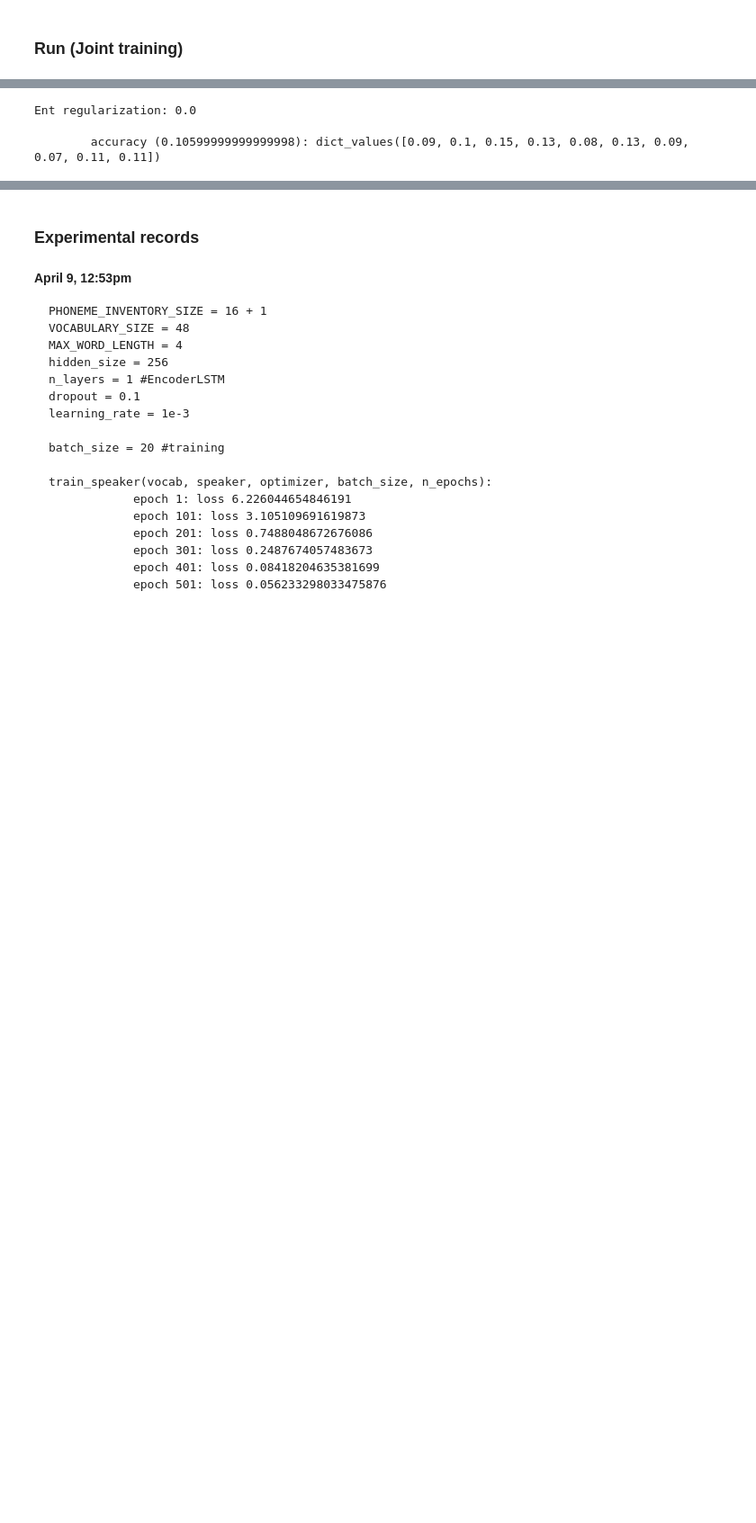
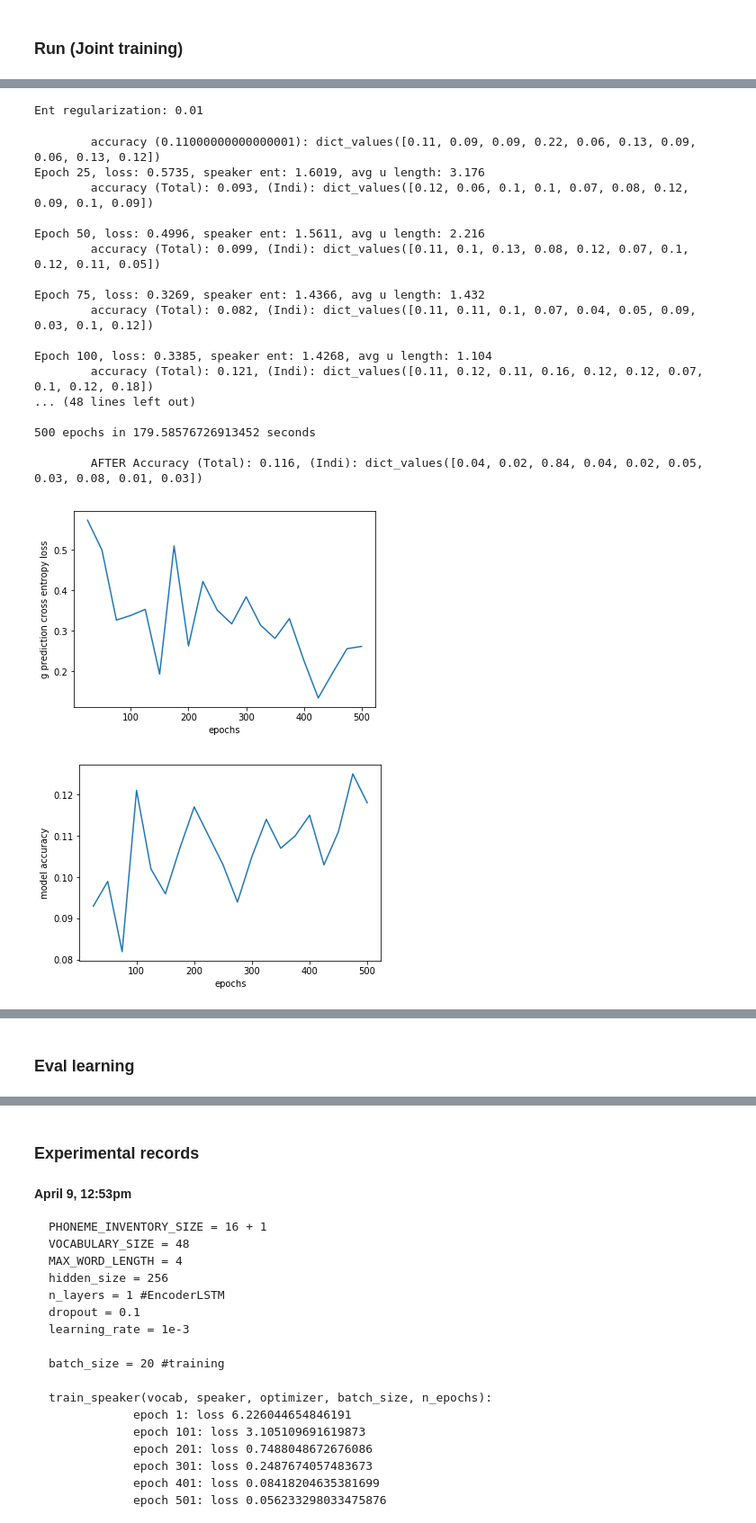
Before and after one commit to langprocgroup/langsim, a Jupyter notebook: EmergentCommCode.ipynb, the cells around one changed output, grey strips where cells are left out. Shown: that part at 90% size. Saved outputs shown, nothing was run; the diff lists cells and outputs as text; code cells hidden in the pictures; blank space fills up the shorter version.

```diff
--- a/EmergentCommCode.ipynb
+++ b/EmergentCommCode.ipynb
@@ -799,7 +799,7 @@ Epoch 100, acc: 0.108, avg nll loss: 2.2836, avg ent: 1.4818, avg utterance leng
 '''
 Train jointly w/ RL
 '''
-ent_reg_values = [0.0,0.01]
+ent_reg_values = [0.01]
 for ent_r in ent_reg_values:
   print(f"Ent regularization: {ent_r}")
   speaker = AttentionRNN(lstm_input_size = input_size, embed_size = embed_size, hidden_size = hidden_size,
@@ -821,7 +821,7 @@ for ent_r in ent_reg_values:
   meanings = list(range(VOCABULARY_SIZE))
 
   start_time = time.time()
-  graph_plots = train_joint_rl(meanings, speaker, listener, optimizer, batch_size = 10, num_epochs = n_epochs, ent_reg_value = ent_r)
+  graph_plots = train_joint_rl(meanings, speaker, listener, optimizer, batch_size = 5, num_epochs = n_epochs, ent_reg_value = ent_r)
   end_time = time.time()
   print(f"{n_epochs} epochs in {end_time-start_time} seconds")
   print()
@@ -829,32 +829,50 @@ for ent_r in ent_reg_values:
   acc = eval_exp(meanings,speaker,listener, n_trials = 100).values()
   acc_num = round(sum(acc)/len(acc),4)
   print(f"\tAFTER Accuracy (Total): {acc_num}, (Indi): {acc}\n")
 
   #plotting graphs
   x = []
   y = []
   y2 = []
   y3 = []
   for epoch, acc, loss, ent in graph_plots:
     x.append(epoch)
     y.append(loss)
     y2.append(acc)
     y3.append(ent)
 
   plt.plot(x,y)
   plt.xlabel('epochs')
   plt.ylabel('g prediction cross entropy loss')
   plt.show()
 
   plt.plot(x,y2)
   plt.xlabel('epochs')
   plt.ylabel('model accuracy')
   plt.show()
 
   plt.plot(x,y3)
   plt.xlabel('epochs')
   plt.ylabel('speaker\'s action distribution entropy')
   plt.show()
 # %% [output]
-Ent regularization: 0.0
+Ent regularization: 0.01
-        accuracy (0.10599999999999998): dict_values([0.09, 0.1, 0.15, 0.13, 0.08, 0.13, 0.09, 0.07, 0.11, 0.11])
+        accuracy (0.11000000000000001): dict_values([0.11, 0.09, 0.09, 0.22, 0.06, 0.13, 0.09, 0.06, 0.13, 0.12])
+Epoch 25, loss: 0.5735, speaker ent: 1.6019, avg u length: 3.176
+        accuracy (Total): 0.093, (Indi): dict_values([0.12, 0.06, 0.1, 0.1, 0.07, 0.08, 0.12, 0.09, 0.1, 0.09])
+
+Epoch 50, loss: 0.4996, speaker ent: 1.5611, avg u length: 2.216
+        accuracy (Total): 0.099, (Indi): dict_values([0.11, 0.1, 0.13, 0.08, 0.12, 0.07, 0.1, 0.12, 0.11, 0.05])
+
+Epoch 75, loss: 0.3269, speaker ent: 1.4366, avg u length: 1.432
+        accuracy (Total): 0.082, (Indi): dict_values([0.11, 0.11, 0.1, 0.07, 0.04, 0.05, 0.09, 0.03, 0.1, 0.12])
+
+Epoch 100, loss: 0.3385, speaker ent: 1.4268, avg u length: 1.104
+        accuracy (Total): 0.121, (Indi): dict_values([0.11, 0.12, 0.11, 0.16, 0.12, 0.12, 0.07, 0.1, 0.12, 0.18])
+... (48 lines left out)
+
+500 epochs in 179.58576726913452 seconds
+
+        AFTER Accuracy (Total): 0.116, (Indi): dict_values([0.04, 0.02, 0.84, 0.04, 0.02, 0.05, 0.03, 0.08, 0.01, 0.03])
+[figure, added]
+[figure, added]
@@ -863,0 +880,2 @@ Ent regularization: 0.0
+# %% [markdown]
+### Eval learning
```
Also changed, not shown: parts of 8 cells of this notebook.
